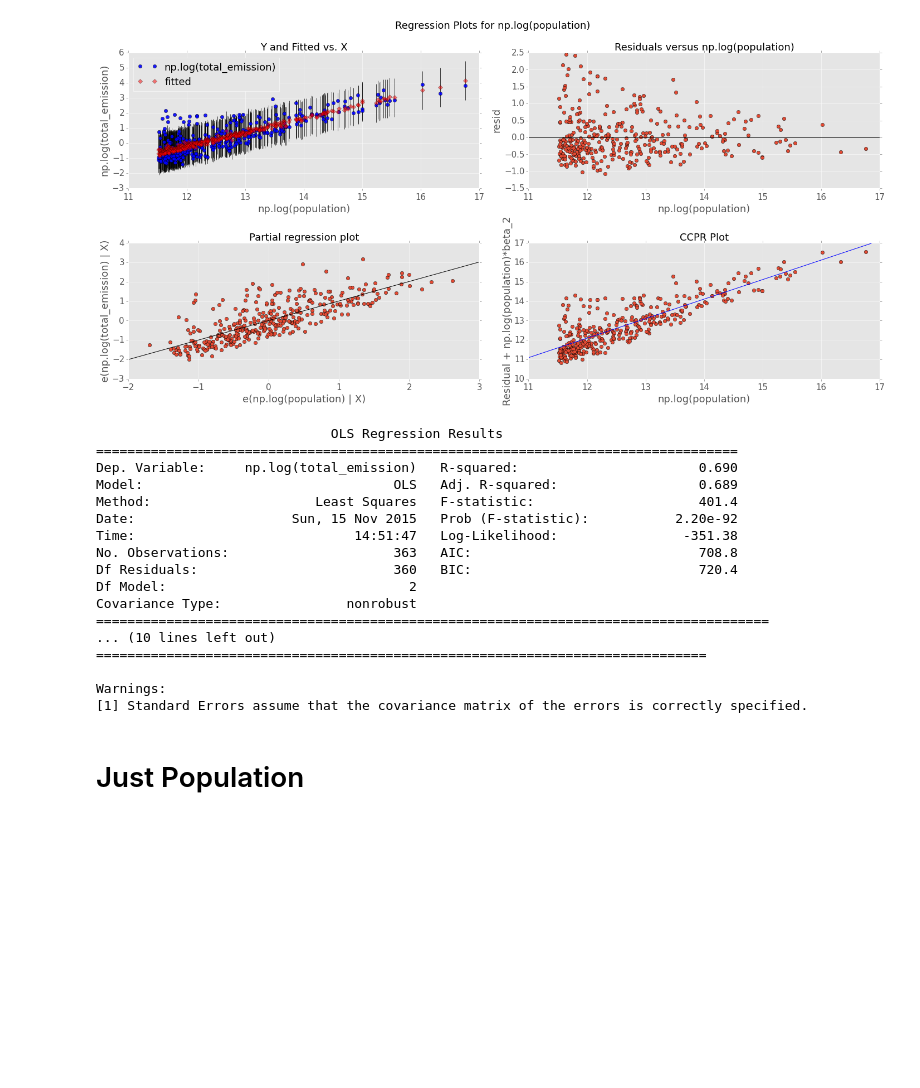
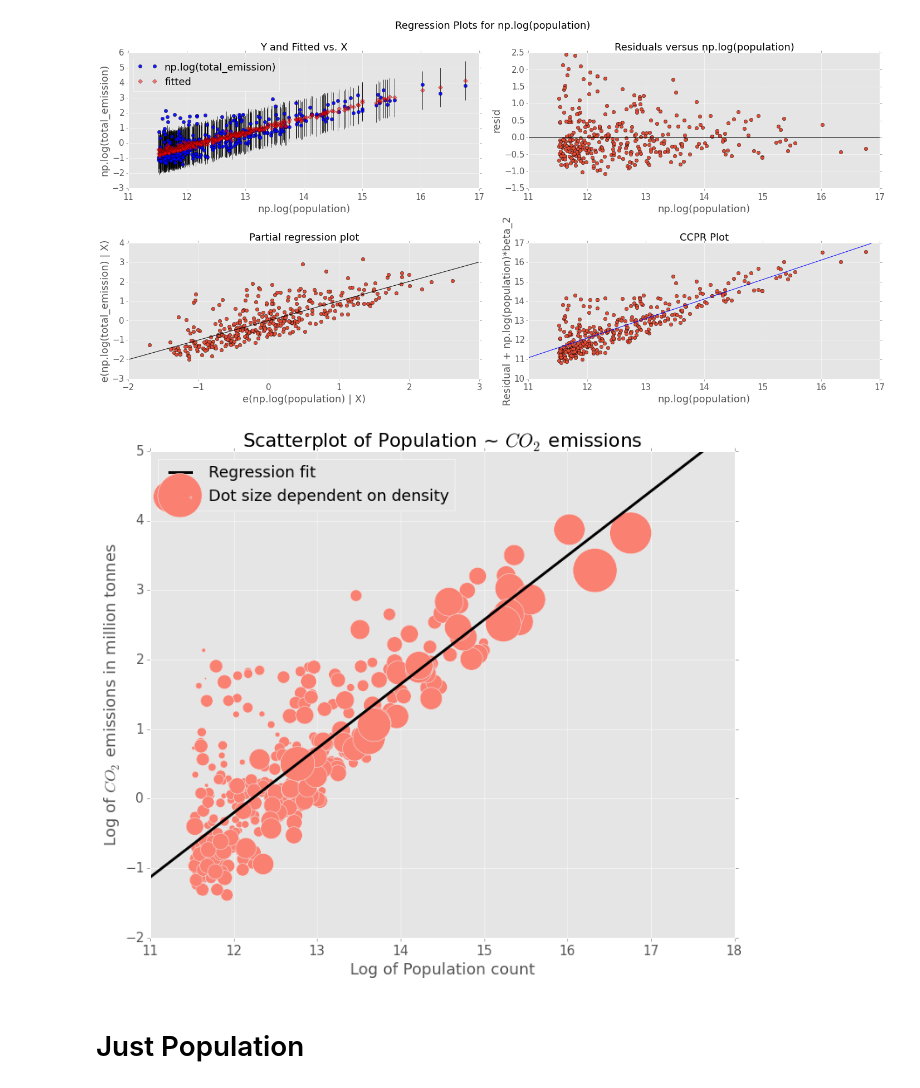
Before and after one commit to Diegosmiles/CUSP, a Jupyter notebook: Civic_Emission_Density.ipynb, the cells around one changed output. Drawn from its saved outputs; the diff is of its cells as text; code cells hidden in the pictures; blank space fills up the shorter version.

```diff
--- a/Civic_Emission_Density.ipynb
+++ b/Civic_Emission_Density.ipynb
@@ -219,25 +254,18 @@ plt.savefig("Regression.png")
 # %% [output]
 [figure]
-# %%
-print model.summary()
-# %% [output]
-                              OLS Regression Results
-==================================================================================
-Dep. Variable:     np.log(total_emission)   R-squared:                       0.690
-Model:                                OLS   Adj. R-squared:                  0.689
-Method:                     Least Squares   F-statistic:                     401.4
-Date:                    Sun, 15 Nov 2015   Prob (F-statistic):           2.20e-92
-Time:                            14:51:47   Log-Likelihood:                -351.38
-No. Observations:                     363   AIC:                             708.8
-Df Residuals:                         360   BIC:                             720.4
-Df Model:                               2
-Covariance Type:                nonrobust
-======================================================================================
-... (10 lines left out)
-==============================================================================
-
-Warnings:
-[1] Standard Errors assume that the covariance matrix of the errors is correctly specified.
+# %%
+from statsmodels.graphics.api import abline_plot
+fig, ax = pl.subplots(figsize=(12,10))
+ax.scatter(np.log(data['population']),np.log(data['total_emission']), s=data['density'], c='salmon',
+           label='Dot size dependent on density')
+abline_plot(model_results=model, ax=ax, label='Regression fit',c='k', linewidth=3)
+pl.title(r'Scatterplot of Population ~ $CO_2$ emissions')
+ax.set_xlabel('Log of Population count')
+ax.set_ylabel(r'Log of $CO_2$ emissions in million tonnes')
+pl.legend(loc='upper left')
+plt.savefig("Linefit.png")
+# %% [output]
+[figure, added]
 # %% [markdown]
 # Just Population
 # %%
```
Also changed, not shown: parts of 18 cells of this notebook.
